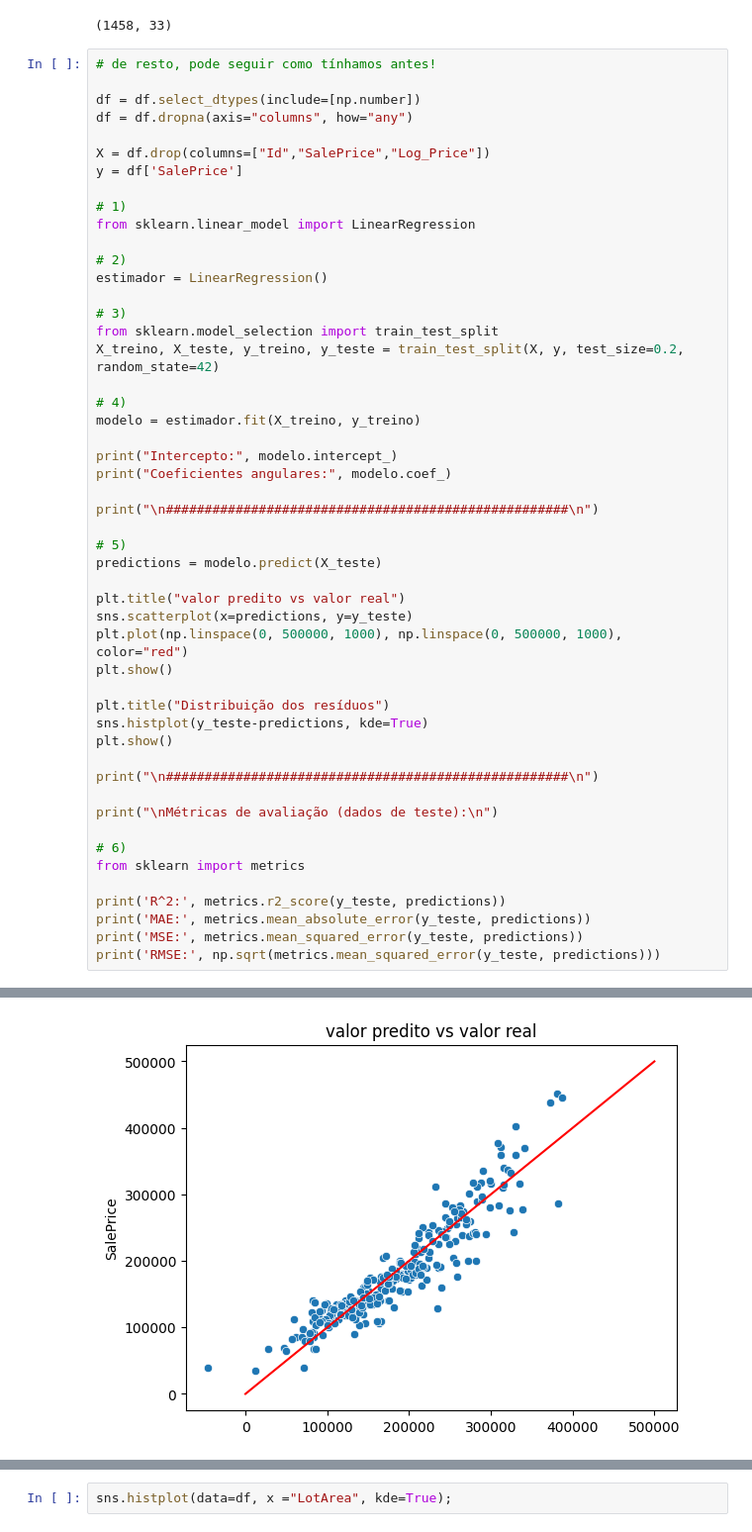
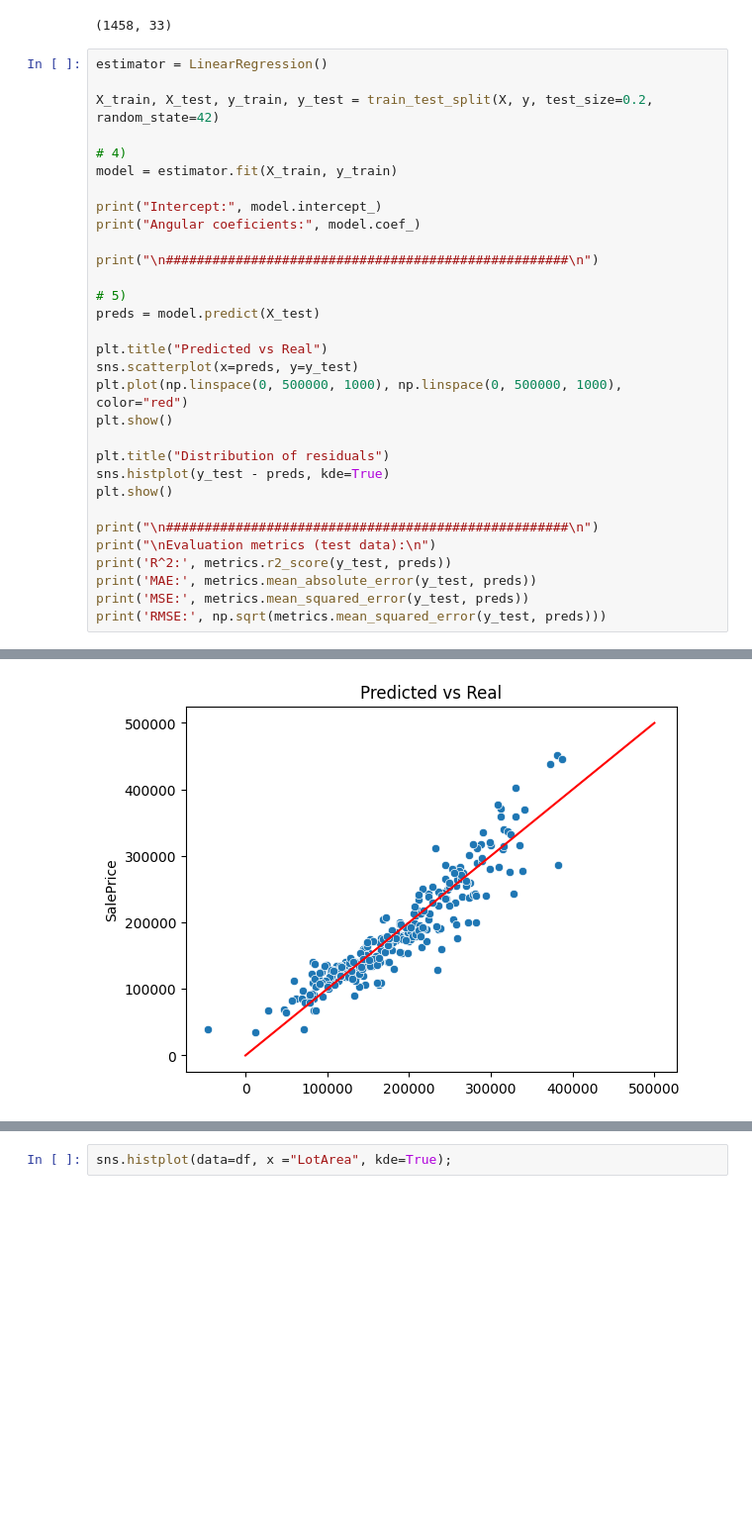
Before and after one commit to themarcosf/machine-learning-AZ, a Jupyter notebook: 01-regression-models/extra/linear-regression.ipynb, the cells around one changed output, grey strips where cells are left out. Shown at 99% size. Drawn from its saved outputs; the diff is of its cells as text; blank space fills up the shorter version.

Commit message:
review extra content on linear regressions

```diff
--- a/01-regression-models/extra/linear-regression.ipynb
+++ b/01-regression-models/extra/linear-regression.ipynb
@@ -1043,53 +864,34 @@ X.shape
 # %% [output]
 (1458, 33)
 # %%
-# de resto, pode seguir como tínhamos antes!
+estimator = LinearRegression()
 
-df = df.select_dtypes(include=[np.number])
-df = df.dropna(axis="columns", how="any")
-
-X = df.drop(columns=["Id","SalePrice","Log_Price"])
-y = df['SalePrice']
-
-# 1)
-from sklearn.linear_model import LinearRegression
-
-# 2)
-estimador = LinearRegression()
-
-# 3)
-from sklearn.model_selection import train_test_split
-X_treino, X_teste, y_treino, y_teste = train_test_split(X, y, test_size=0.2, random_state=42)
+X_train, X_test, y_train, y_test = train_test_split(X, y, test_size=0.2, random_state=42)
 
 # 4)
-modelo = estimador.fit(X_treino, y_treino)
+model = estimator.fit(X_train, y_train)
 
-print("Intercepto:", modelo.intercept_)
-print("Coeficientes angulares:", modelo.coef_)
+print("Intercept:", model.intercept_)
+print("Angular coeficients:", model.coef_)
 
 print("\n####################################################\n")
 
 # 5)
-predictions = modelo.predict(X_teste)
+preds = model.predict(X_test)
 
-plt.title("valor predito vs valor real")
-sns.scatterplot(x=predictions, y=y_teste)
+plt.title("Predicted vs Real")
+sns.scatterplot(x=preds, y=y_test)
 plt.plot(np.linspace(0, 500000, 1000), np.linspace(0, 500000, 1000), color="red")
 plt.show()
 
-plt.title("Distribuição dos resíduos")
-sns.histplot(y_teste-predictions, kde=True)
+plt.title("Distribution of residuals")
+sns.histplot(y_test - preds, kde=True)
 plt.show()
 
 print("\n####################################################\n")
-
-print("\nMétricas de avaliação (dados de teste):\n")
-
-# 6)
-from sklearn import metrics
-
-print('R^2:', metrics.r2_score(y_teste, predictions))
-print('MAE:', metrics.mean_absolute_error(y_teste, predictions))
-print('MSE:', metrics.mean_squared_error(y_teste, predictions))
-print('RMSE:', np.sqrt(metrics.mean_squared_error(y_teste, predictions)))
+print("\nEvaluation metrics (test data):\n")
+print('R^2:', metrics.r2_score(y_test, preds))
+print('MAE:', metrics.mean_absolute_error(y_test, preds))
+print('MSE:', metrics.mean_squared_error(y_test, preds))
+print('RMSE:', np.sqrt(metrics.mean_squared_error(y_test, preds)))
 # %% [output]
@@ -1098,11 +900,11 @@ Coeficientes angulares: [-1.12585601e+02  4.90238272e-01  1.46756366e+04  5.0556
   3.94922596e+02  1.34368773e+02  2.59168796e+01 -2.65571175e+00
   6.39940710e-01  2.39011085e+01  2.40115938e+01  2.48670585e+01
  -3.00610179e+00  4.58725506e+01 -6.09458509e+02 -3.72881778e+03
  -1.21068789e+03 -1.90728034e+03 -1.51336961e+04 -1.42179718e+04
   5.49321316e+03  6.06298683e+02  1.34345675e+03  2.08353538e+01
   1.00323546e+01  1.91281980e+01  1.18709828e+00  1.40666977e+01
   2.01493675e+01  5.40145044e+01 -1.96142385e+00 -3.90326342e+02
  -3.75378807e+02]
 
 ####################################################
-[figure, old version]
+[figure, new version]
```
Also changed, not shown: parts of 147 cells of this notebook, 3 other files.
